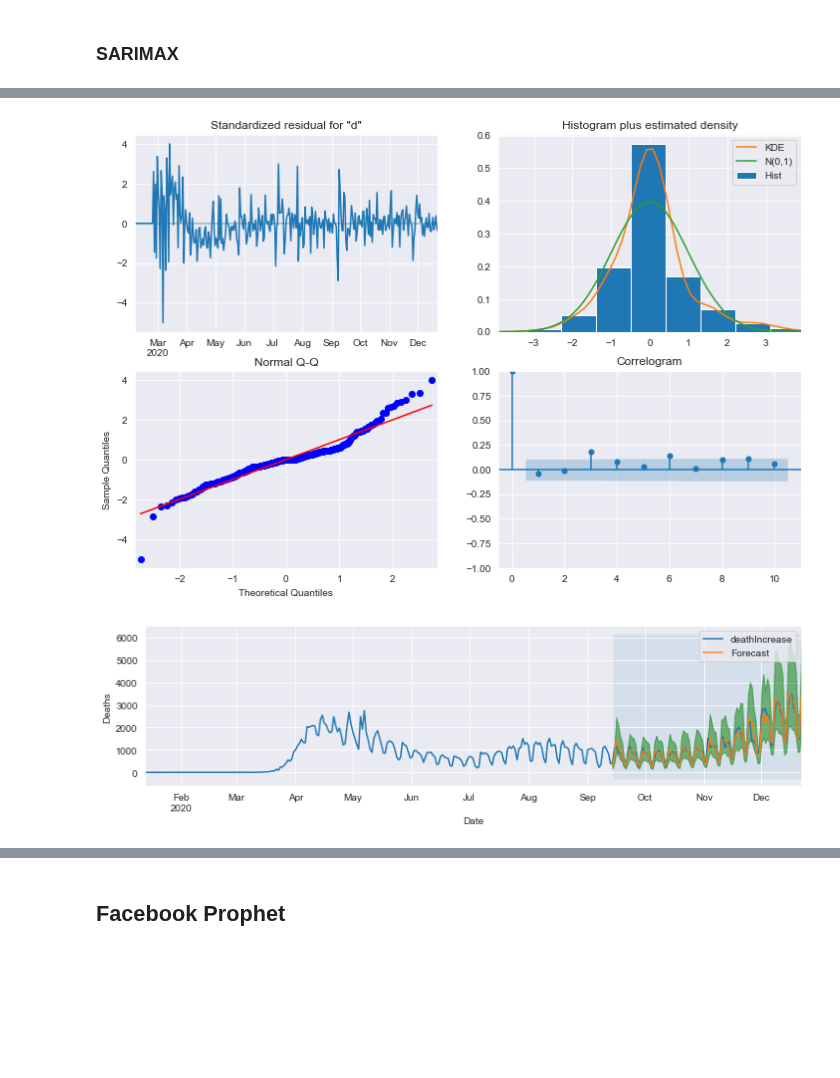
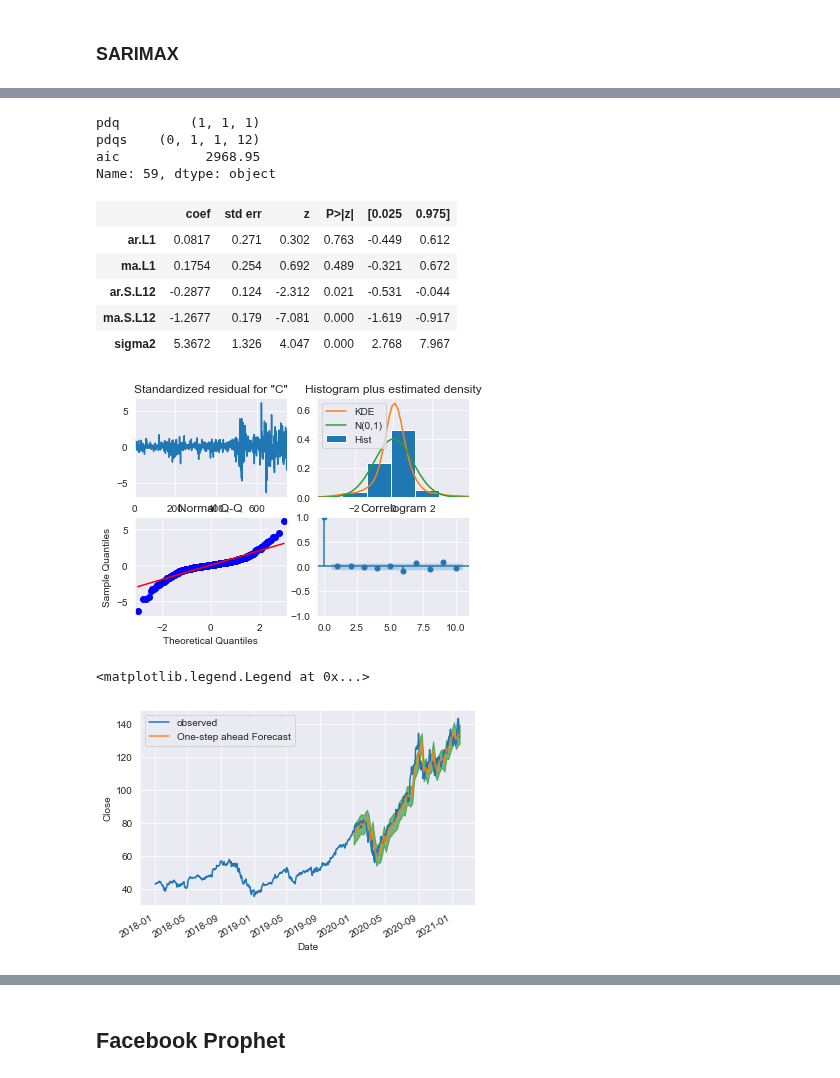
Before and after one commit to ghcn345/Stock-Market-Prediction, a Jupyter notebook: stock_market.ipynb, the cells around one changed output, grey strips where cells are left out. Saved outputs shown, nothing was run; the diff lists cells and outputs as text; code cells hidden in the pictures; blank space fills up the shorter version.

Commit message:
sarimax

```diff
--- a/stock_market.ipynb
+++ b/stock_market.ipynb
@@ -292,15 +279,0 @@ dtype: float64
-# %%
-# construct seperate dataframes per target variable
-close = pd.DataFrame(df.Close, index=df.index)
-
-
-
-ARIMA_MODEL = SARIMAX(endog=df.Close,
-                      order=(2,1,2),
-                      enforce_stationarity=False,
-                      enforce_invertibility=False)
-
-# Fit the model and print results
-output = ARIMA_MODEL.fit()
-print(output.summary().tables[0])
-print(output.summary().tables[1])
@@ -541,10 +309,38 @@ sigma2         0.0689      0.004     19.087      0.000       0.062       0.076
+# %%
+# Find the parameters with minimal AIC value
+ans_df = pd.DataFrame(ans, columns=['pdq', 'pdqs', 'aic'])
+ans_df.loc[ans_df['aic'].idxmin()]
+# %% [output]
+pdq         (1, 1, 1)
+pdqs    (0, 1, 1, 12)
+aic           2968.95
+Name: 59, dtype: object
+# %%
+# Plug the optimal parameter values into a new SARIMAX model
+ARIMA_MODEL = sm.tsa.statespace.SARIMAX(close,
+                                        order=(1, 1, 1),
+                                        seasonal_order=(1, 1, 1, 12),
+                                        enforce_stationarity=False,
+                                        enforce_invertibility=False)
+
+# Fit the model and print results
+output = ARIMA_MODEL.fit()
+
+output.summary().tables[1]
+# %% [output]
+|  | coef | std err | z | P>|z| | [0.025 | 0.975] |
+| ar.L1 | 0.0817 | 0.271 | 0.302 | 0.763 | -0.449 | 0.612 |
+| ma.L1 | 0.1754 | 0.254 | 0.692 | 0.489 | -0.321 | 0.672 |
+| ar.S.L12 | -0.2877 | 0.124 | -2.312 | 0.021 | -0.531 | -0.044 |
+| ma.S.L12 | -1.2677 | 0.179 | -7.081 | 0.000 | -1.619 | -0.917 |
+| sigma2 | 5.3672 | 1.326 | 4.047 | 0.000 | 2.768 | 7.967 |
 # %%
 # Call plot_diagnostics() on the results calculated above
-output.plot_diagnostics(figsize=(12, 8))
+output.plot_diagnostics()
 plt.show()
 # %% [output]
-[figure, old version]
+[figure, new version]
 # %%
 # Get predictions for training set and calculate confidence intervals
-pred = output.get_prediction(start=deaths[:-len(deaths)//10].index[-100], end=deaths[:-len(deaths)//10].index[-1], dynamic=False)
+pred = output.get_prediction(start=pd.to_datetime('2020-01-05'), dynamic=False)
 pred_conf = pred.conf_int()
@@ -560,25 +347,20 @@ sarimax_rmse = mean_squared_error(deaths_forecasted, deaths_truth.deathIncrease,
 # %%
 # Plot real vs predicted values along with confidence interval
-
-plt.rcParams['figure.figsize'] = 12, 3
-
 # Plot observed values
-ax = deaths[:-len(deaths)//10].plot(label='observed')
+ax = df.Close['2018':].plot(label='observed')
 
 # Plot predicted values
-np.exp(pred.predicted_mean).plot(ax=ax, label='Forecast', alpha=0.9)
+pred.predicted_mean.plot(ax=ax, label='One-step ahead Forecast', alpha=0.9)
 
 # Plot the range for confidence intervals
 ax.fill_between(pred_conf.index,
-                np.exp(pred_conf).iloc[:, 0],
-                np.exp(pred_conf).iloc[:, 1], color='g', alpha=0.5)
-
-ax.fill_betweenx(ax.get_ylim(), deaths[:-len(deaths)//10].index[-100], deaths_forecasted.index[-1], alpha=.1, zorder=-1)
+                pred_conf.iloc[:, 0],
+                pred_conf.iloc[:, 1], color='g', alpha=0.5)
 
 # Set axes labels
 ax.set_xlabel('Date')
-ax.set_ylabel('Deaths')
+ax.set_ylabel('Close')
 plt.legend()
-plt.show()
 # %% [output]
+<matplotlib.legend.Legend at 0x...>
-[figure, old version]
+[figure, new version]
```
Also changed, not shown: parts of 44 cells of this notebook.
